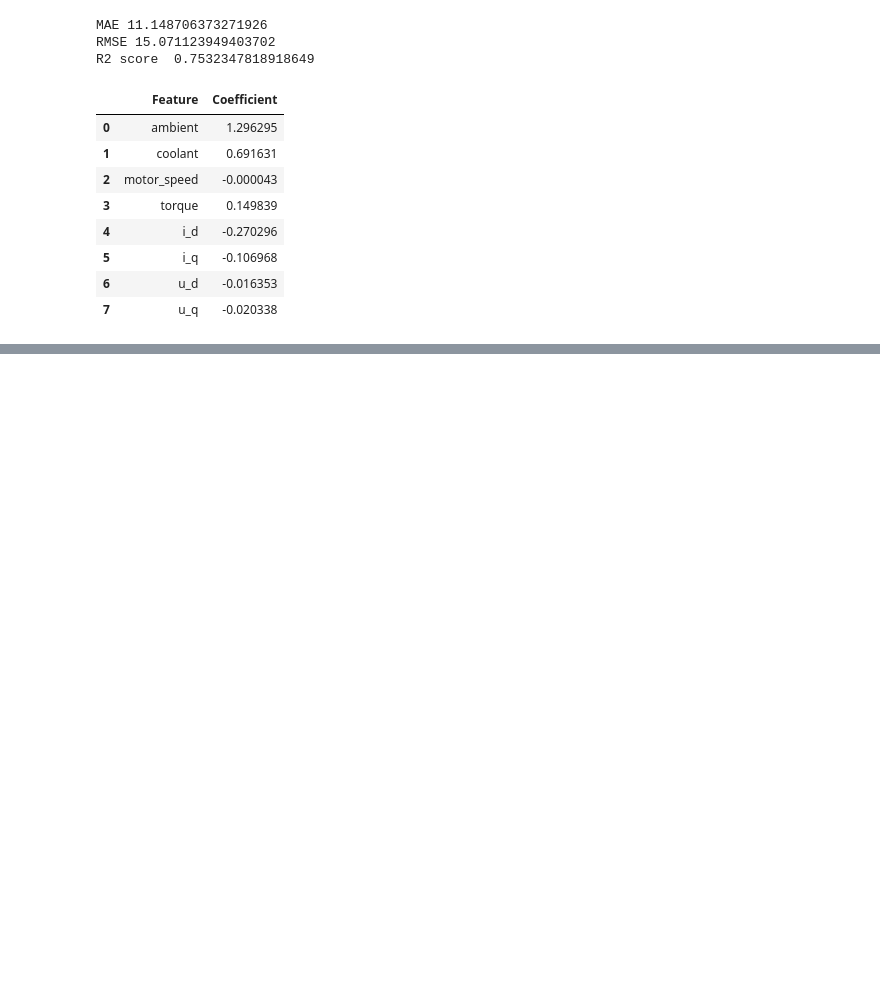
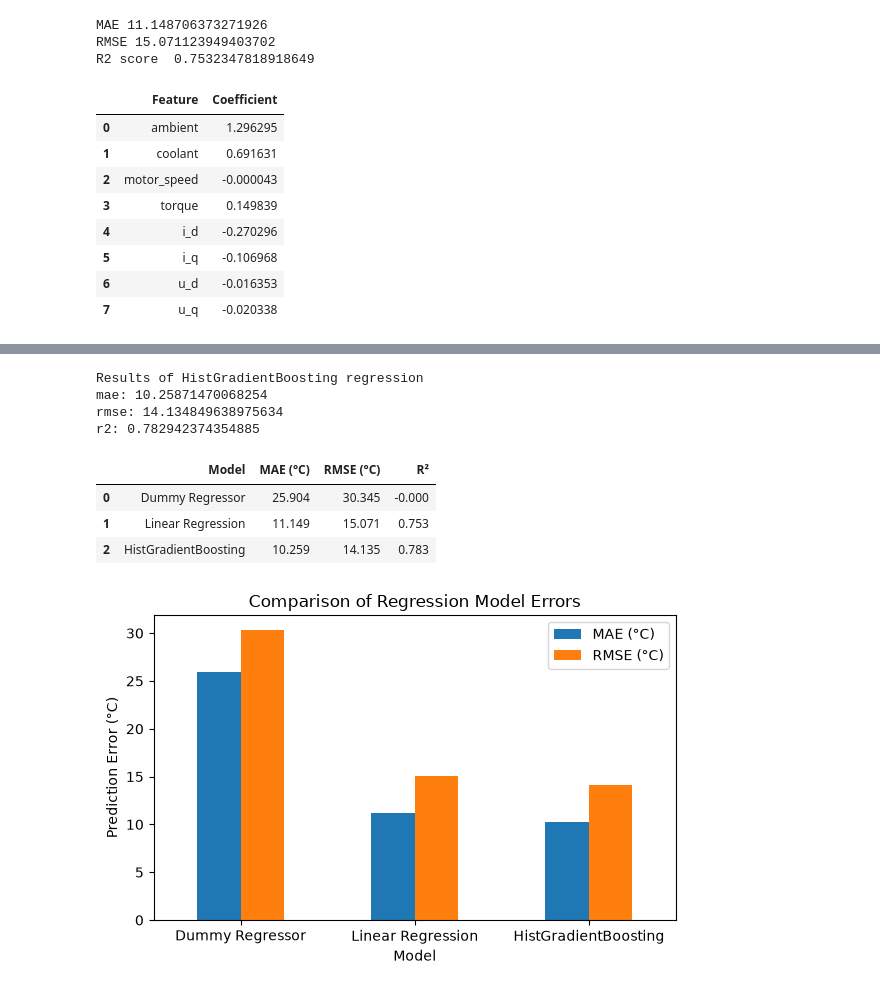
Before and after one commit to Rk-creations-dev/Motor_Temperature_Prediction, a Jupyter notebook: notebooks/02_modeling.ipynb, the cells around one changed output, grey strips where cells are left out. Drawn from its saved outputs; the diff is of its cells as text; code cells hidden in the pictures; blank space fills up the shorter version.

```diff
--- a/notebooks/02_modeling.ipynb
+++ b/notebooks/02_modeling.ipynb
@@ -72,0 +97,8 @@ coefficients
+# %%
+from sklearn.ensemble import HistGradientBoostingRegressor
+boost_model = HistGradientBoostingRegressor(
+    max_iter=100 ,
+    learning_rate = 0.1,
+    max_leaf_nodes=31,
+    random_state=42 )
+boost_model.fit(X_train,y_train)
@@ -72,0 +107,72 @@ coefficients
+# %%
+boost_pred = boost_model.predict(X_test)
+# %%
+boost_mae = mean_absolute_error(y_test , boost_pred)
+boost_rmse = np.sqrt(mean_squared_error(y_test , boost_pred))
+boost_r2 = r2_score(y_test , boost_pred)
+
+print("Results of HistGradientBoosting regression",
+      "\nmae:",boost_mae,
+      "\nrmse:",boost_rmse,
+      "\nr2:",boost_r2)
+# %% [output]
+Results of HistGradientBoosting regression
+mae: 10.25871470068254
+rmse: 14.134849638975634
+r2: 0.782942374354885
+# %%
+results = pd.DataFrame([
+    {
+        "Model": "Dummy Regressor",
+        "MAE (°C)": dummy_mae,
+        "RMSE (°C)": dummy_rmse,
+        "R²": dummy_r2
+    },
+    {
+        "Model": "Linear Regression",
+        "MAE (°C)": mae,
+        "RMSE (°C)": rmse,
+        "R²": r2
+    },
+    {
+        "Model": "HistGradientBoosting",
+        "MAE (°C)": boost_mae,
+        "RMSE (°C)": boost_rmse,
+        "R²": boost_r2
+    }
+])
+
+display(results.round(3))
+# %% [output]
+|  | Model | MAE (°C) | RMSE (°C) | R² |
+| 0 | Dummy Regressor | 25.904 | 30.345 | -0.000 |
+| 1 | Linear Regression | 11.149 | 15.071 | 0.753 |
+| 2 | HistGradientBoosting | 10.259 | 14.135 | 0.783 |
+# %%
+import matplotlib.pyplot as plt
+
+error_results = results.set_index("Model")[
+    ["MAE (°C)", "RMSE (°C)"]
+]
+
+ax = error_results.plot(
+    kind="bar",
+    figsize=(6, 4)
+)
+
+ax.set_title("Comparison of Regression Model Errors")
+ax.set_xlabel("Model")
+ax.set_ylabel("Prediction Error (°C)")
+
+plt.xticks(rotation=0)
+plt.tight_layout()
+
+plt.savefig(
+    "model_error_comparison.png",
+    dpi=300,
+    bbox_inches="tight"
+)
+
+plt.show()
+# %% [output]
+[figure, added]
```
Also changed, not shown: parts of 7 cells of this notebook, 3 other files.
